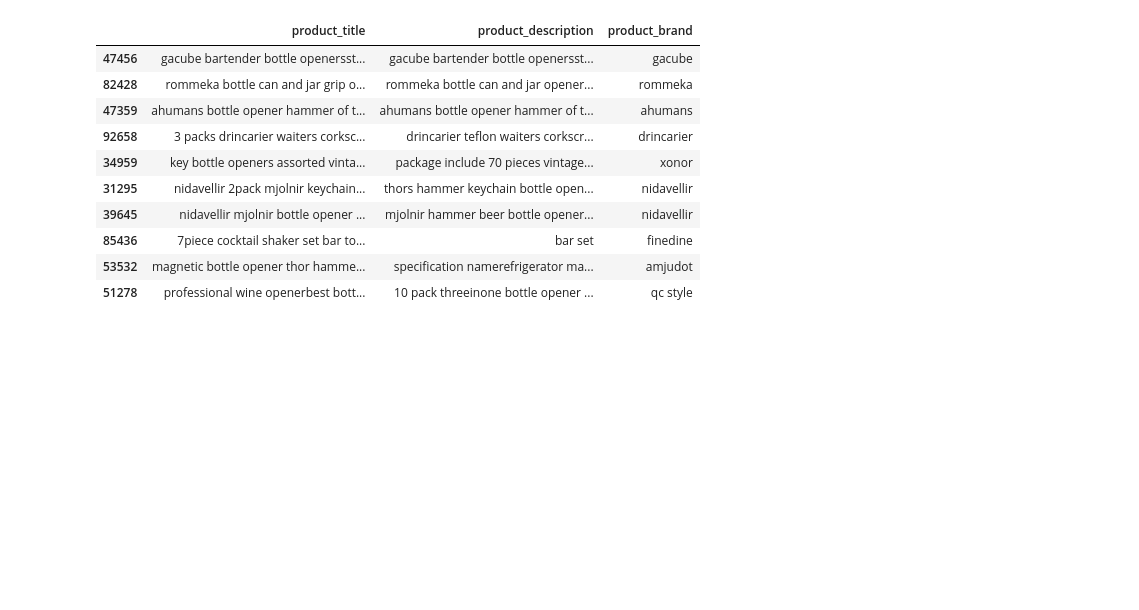
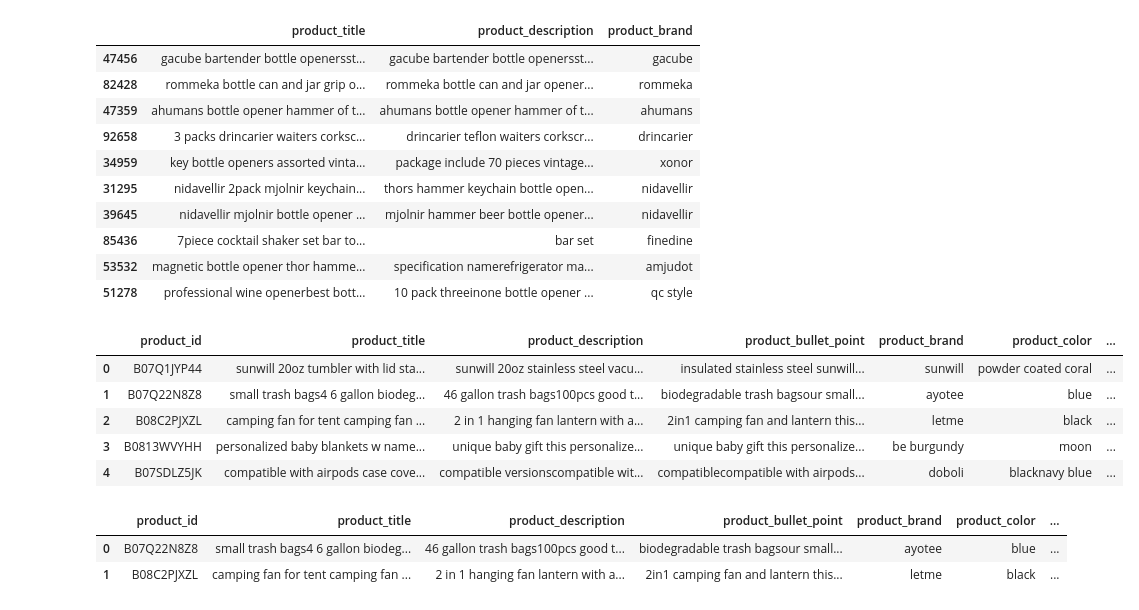
Before and after one commit to sachin27b/Two-Tower-Recommendation, a Jupyter notebook: notebook/training2.ipynb, the cells around one changed output. Drawn from its saved outputs; the diff is of its cells as text; code cells hidden in the pictures; blank space fills up the shorter version.

```diff
--- a/notebook/training2.ipynb
+++ b/notebook/training2.ipynb
@@ -442,0 +446,14 @@ recommendations
+# %%
+
+
+df = pd.read_csv('../data/data.csv')
+df['id'] = df.index
+# %%
+df.head()
+# %% [output]
+|  | product_id | product_title | product_description | product_bullet_point | product_brand | product_color | ... |
+| 0 | B07Q1JYP44 | sunwill 20oz tumbler with lid sta... | sunwill 20oz stainless steel vacu... | insulated stainless steel sunwill... | sunwill | powder coated coral | ... |
+| 1 | B07Q22N8Z8 | small trash bags4 6 gallon biodeg... | 46 gallon trash bags100pcs good t... | biodegradable trash bagsour small... | ayotee | blue | ... |
+| 2 | B08C2PJXZL | camping fan for tent camping fan ... | 2 in 1 hanging fan lantern with a... | 2in1 camping fan and lantern this... | letme | black | ... |
+| 3 | B0813WVYHH | personalized baby blankets w name... | unique baby gift this personalize... | unique baby gift this personalize... | be burgundy | moon | ... |
+| 4 | B07SDLZ5JK | compatible with airpods case cove... | compatible versionscompatible wit... | compatiblecompatible with airpods... | doboli | blacknavy blue | ... |
@@ -442,0 +479,6 @@ recommendations
+# %%
+df_result
+# %% [output]
+|  | product_id | product_title | product_description | product_bullet_point | product_brand | product_color | ... |
+| 0 | B07Q22N8Z8 | small trash bags4 6 gallon biodeg... | 46 gallon trash bags100pcs good t... | biodegradable trash bagsour small... | ayotee | blue | ... |
+| 1 | B08C2PJXZL | camping fan for tent camping fan ... | 2 in 1 hanging fan lantern with a... | 2in1 camping fan and lantern this... | letme | black | ... |
```
Also changed, not shown: parts of 4 cells of this notebook, 5 other files.
